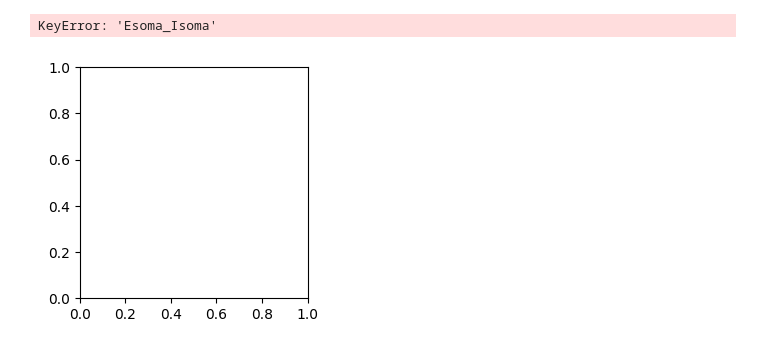
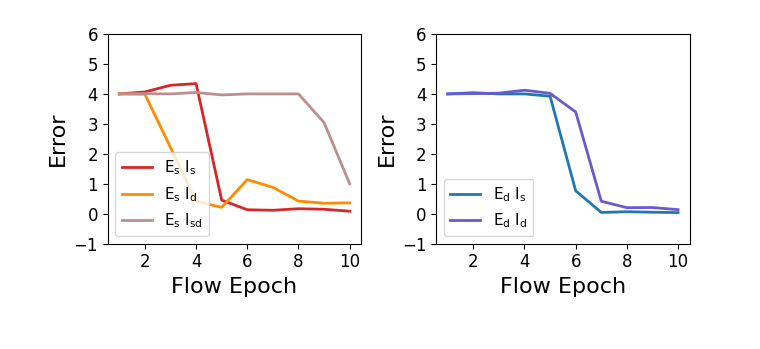
Before and after one commit to ntolley/dendractor, a Jupyter notebook: figures/plot_memorycontext_error_comparison.ipynb, the cells around one changed output. Cells and saved outputs as stored; diff of their text form; code cells hidden in the pictures.

```diff
--- a/figures/plot_memorycontext_error_comparison.ipynb
+++ b/figures/plot_memorycontext_error_comparison.ipynb
@@ -111,7 +90,7 @@ config_list = [
     # ('Edend_Isomadend', prior_config.update_prior_dict_Edend_Isomadend), # 5
     # ('Esomadend_Isoma', prior_config.update_prior_dict_Esomadend_Isoma), # 6
     # ('Esomadend_Idend', prior_config.update_prior_dict_Esomadend_Idend), # 7
-    ('Esomadend_Isomadend', prior_config.update_prior_dict_Esomadend_Isomadend) # 8
+    # ('Esomadend_Isomadend', prior_config.update_prior_dict_Esomadend_Isomadend) # 8
     ]
 
 
@@ -135,7 +114,7 @@ def get_opt_data(data_path):
     theta_list = list()
     error_list = list()
 
-    num_flows = 1
+    num_flows = 10
     for flow_idx in range(num_flows):
         print(f'Flow {flow_idx}')
         theta = np.load(f'{data_path}/theta_{flow_idx}.npy')
@@ -187,7 +171,8 @@ Flow 0
 # %%
+flow_idx = 9
 for name in res_dict.keys():
-    print(np.sum(res_dict[name]['error_list'][0] < 3.5))
-    plt.plot(np.sort(res_dict[name]['error_list'][0]), label=name)
+    plt.plot(np.sort(res_dict[name]['error_list'][flow_idx]), label=name, color=color_dict[name])
 plt.legend()
-plt.xlim(0, 20)
+# plt.xlim(-1, 50)
+plt.ylim(-0.5, 5)
 # %% [output]
@@ -209,39 +188,45 @@ legend_dict = {
         'Edend_Idend': '$\\rm{E_{d} \\ I_{d}}$', 'Edend_Isoma': '$\\rm{E_{d} \\ I_{s}}$', 'Edend_Isomadend': '$\\rm{E_{d} \\ I_{sd}}$',
         'Esoma_Idend': '$\\rm{E_{s} \\ I_{d}}$', 'Esoma_Isoma': '$\\rm{E_{s} \\ I_{s}}$', 'Esoma_Isomadend': '$\\rm{E_{s} \\ I_{sd}}$',
         'Esomadend_Idend': '$\\rm{E_{sd} \\ I_{d}}$', 'Esomadend_Isoma': '$\\rm{E_{sd} \\ I_{s}}$', 'Esomadend_Isomadend': '$\\rm{E_{sd} \\ I_{sd}}$'}
 
 
+# plot_groups = [
+#         ['Esoma_Isoma', 'Esoma_Idend', 'Esoma_Isomadend'],
+#         ['Edend_Isoma', 'Edend_Idend', 'Edend_Isomadend'],
+#         ['Esomadend_Isoma', 'Esomadend_Idend', 'Esomadend_Isomadend']]
+
 plot_groups = [
         ['Esoma_Isoma', 'Esoma_Idend', 'Esoma_Isomadend'],
-        ['Edend_Isoma', 'Edend_Idend', 'Edend_Isomadend'],
-        ['Esomadend_Isoma', 'Esomadend_Idend', 'Esomadend_Isomadend']]
+        ['Edend_Isoma', 'Edend_Idend']]
 
 labelsize = 16
 ticksize = 12
 legendsize = 11
 linewidth = 2
-xticks = np.array(list(range(1,6)))
+xticks = np.array(list(range(1,len(res_dict['Edend_Isoma']['error_list'])+1)))
 
 plt.figure(figsize=(10,3))
 for plot_idx, group in enumerate(plot_groups):
     plt.subplot(1,3,plot_idx+1)
     for name in group:
         label = legend_dict[name]
         color = color_dict[name]
-        error_avg = np.mean(np.array(res_dict[name]['error_list']), axis=1)
-        error_std = np.std(np.array(res_dict[name]['error_list']), axis=1) / np.sqrt(250)
+        # error_avg = np.mean(np.array(res_dict[name]['error_list']), axis=1)
+        error_avg = np.quantile(np.array(res_dict[name]['error_list']), 0.1, axis=1)
+        plt.errorbar(x=xticks, y=error_avg,linewidth=linewidth, label=label, capsize=6, color=color)
 
-        plt.errorbar(x=xticks, y=error_avg, yerr=error_std, linewidth=linewidth, label=label, capsize=6, color=color)
+        # error_avg = np.min(np.array(res_dict[name]['error_list']), axis=1)
+        # error_std = np.std(np.array(res_dict[name]['error_list']), axis=1) / np.sqrt(100)
+        # plt.errorbar(x=xticks, y=error_avg, yerr=error_std, linewidth=linewidth, label=label, capsize=6, color=color)
 
 
     plt.xticks(fontsize=ticksize)
     plt.yticks(fontsize=ticksize)
     plt.legend(fontsize=legendsize, loc='lower left')
     plt.ylabel('Error', fontsize=labelsize)
     plt.xlabel('Flow Epoch', fontsize=labelsize)
-#     plt.ylim(0, 2.1)
+    plt.ylim(-1, 6)
 plt.tight_layout()
 # plt.savefig('../figures/memorycontext_error_comparison.svg')
 # %% [output]
-KeyError: 'Esoma_Isoma'
-[figure, old version]
+[figure, new version]
```
Also changed, not shown: parts of 5 cells of this notebook, 5 other files.
